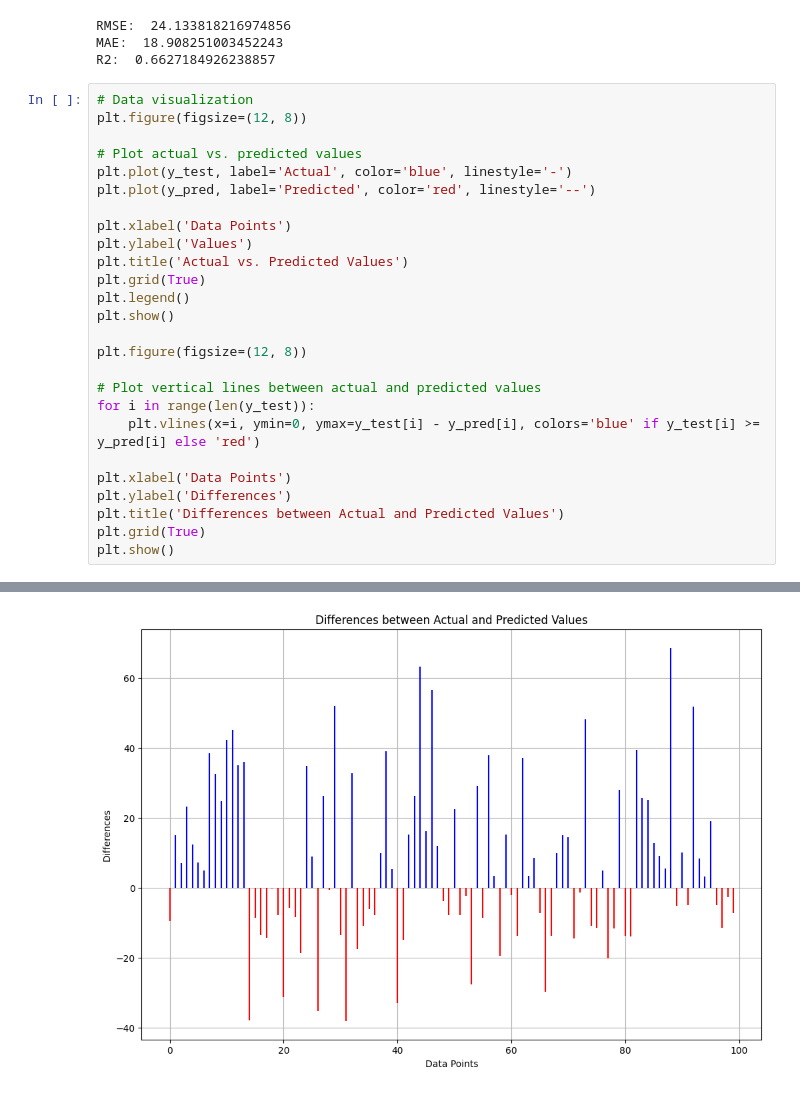
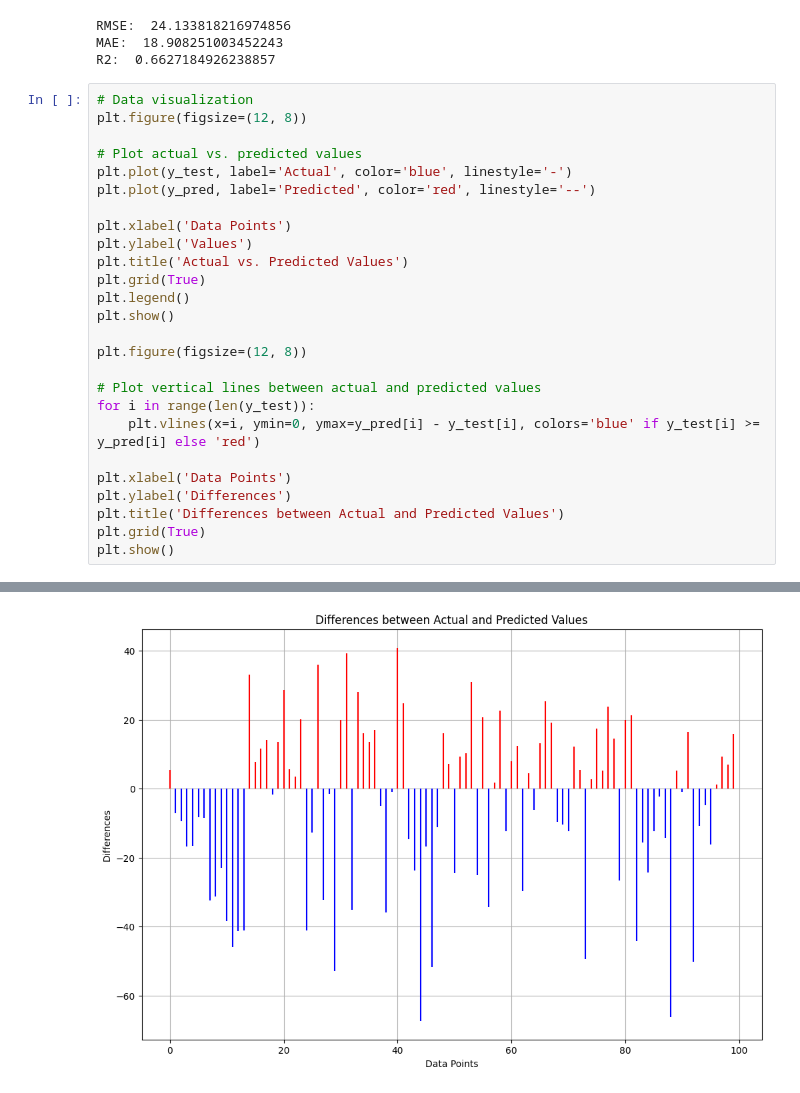
Before and after one commit to NechZ/Predictive-Maintenance, a Jupyter notebook: Engine-Predictive-Maintenance.ipynb, the cells around one changed output, grey strips where cells are left out. Saved outputs shown, nothing was run; the diff lists cells and outputs as text.

Commit message:
Fix: Visualization

```diff
--- a/Engine-Predictive-Maintenance.ipynb
+++ b/Engine-Predictive-Maintenance.ipynb
@@ -289,7 +289,7 @@ plt.figure(figsize=(12, 8))
 
 # Plot vertical lines between actual and predicted values
 for i in range(len(y_test)):
-    plt.vlines(x=i, ymin=0, ymax=y_test[i] - y_pred[i], colors='blue' if y_test[i] >= y_pred[i] else 'red')
+    plt.vlines(x=i, ymin=0, ymax=y_pred[i] - y_test[i], colors='blue' if y_test[i] >= y_pred[i] else 'red')
 
 plt.xlabel('Data Points')
 plt.ylabel('Differences')
@@ -301 +301 @@ plt.show()
-[figure, old version]
+[figure, new version]
```
Also changed, not shown: parts of 1 cell of this notebook.
